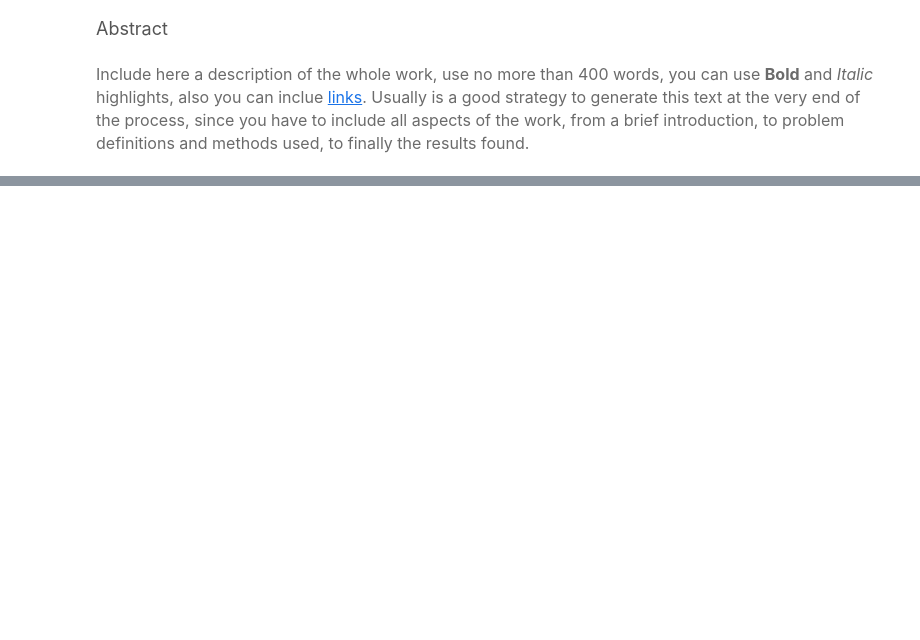
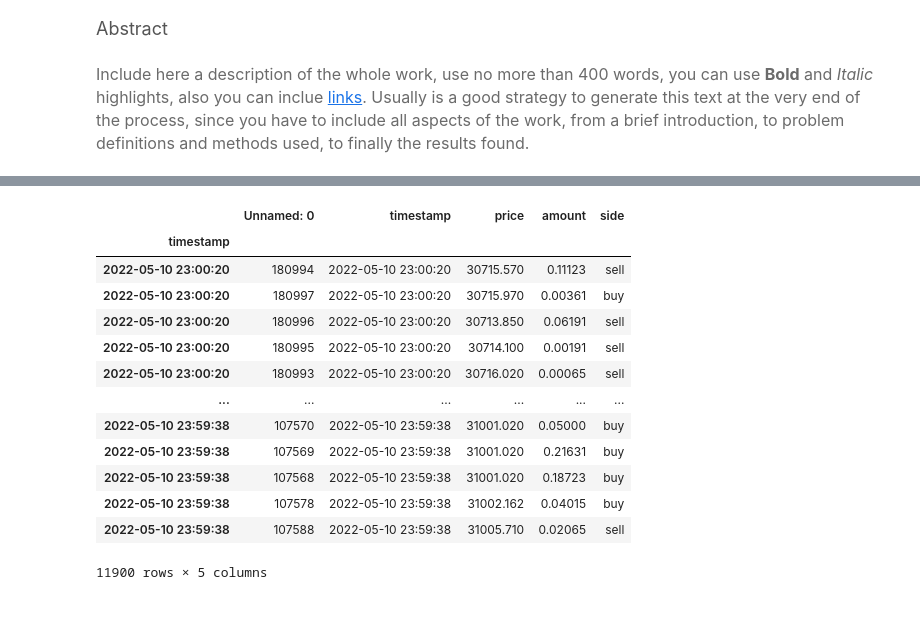
Before and after one commit to MoyMFO/second_workshop, a Jupyter notebook: notebook.ipynb, the cells around one changed output, grey strips where cells are left out. Drawn from its saved outputs; the diff is of its cells as text; code cells hidden in the pictures; blank space fills up the shorter version.

```diff
--- a/notebook.ipynb
+++ b/notebook.ipynb
@@ -23,3 +125,21 @@
+# %%
+last_hour = pt_data.sort_index()
+last_hour[last_hour.index >= '2022-05-10 23:00:00']
+# %% [output]
+|  | Unnamed: 0 | timestamp | price | amount | side |
+| timestamp |  |  |  |  |  |
+| 2022-05-10 23:00:20 | 180994 | 2022-05-10 23:00:20 | 30715.570 | 0.11123 | sell |
+| 2022-05-10 23:00:20 | 180997 | 2022-05-10 23:00:20 | 30715.970 | 0.00361 | buy |
+| 2022-05-10 23:00:20 | 180996 | 2022-05-10 23:00:20 | 30713.850 | 0.06191 | sell |
+| 2022-05-10 23:00:20 | 180995 | 2022-05-10 23:00:20 | 30714.100 | 0.00191 | sell |
+| 2022-05-10 23:00:20 | 180993 | 2022-05-10 23:00:20 | 30716.020 | 0.00065 | sell |
+| ... | ... | ... | ... | ... | ... |
+| 2022-05-10 23:59:38 | 107570 | 2022-05-10 23:59:38 | 31001.020 | 0.05000 | buy |
+| 2022-05-10 23:59:38 | 107569 | 2022-05-10 23:59:38 | 31001.020 | 0.21631 | buy |
+| 2022-05-10 23:59:38 | 107568 | 2022-05-10 23:59:38 | 31001.020 | 0.18723 | buy |
+| 2022-05-10 23:59:38 | 107578 | 2022-05-10 23:59:38 | 31002.162 | 0.04015 | buy |
+| 2022-05-10 23:59:38 | 107588 | 2022-05-10 23:59:38 | 31005.710 | 0.02065 | sell |
+11900 rows × 5 columns
 # %% [markdown]
 <br>
 # %% [markdown]
```
Also changed, not shown: parts of 3 cells of this notebook, 3 other files.
